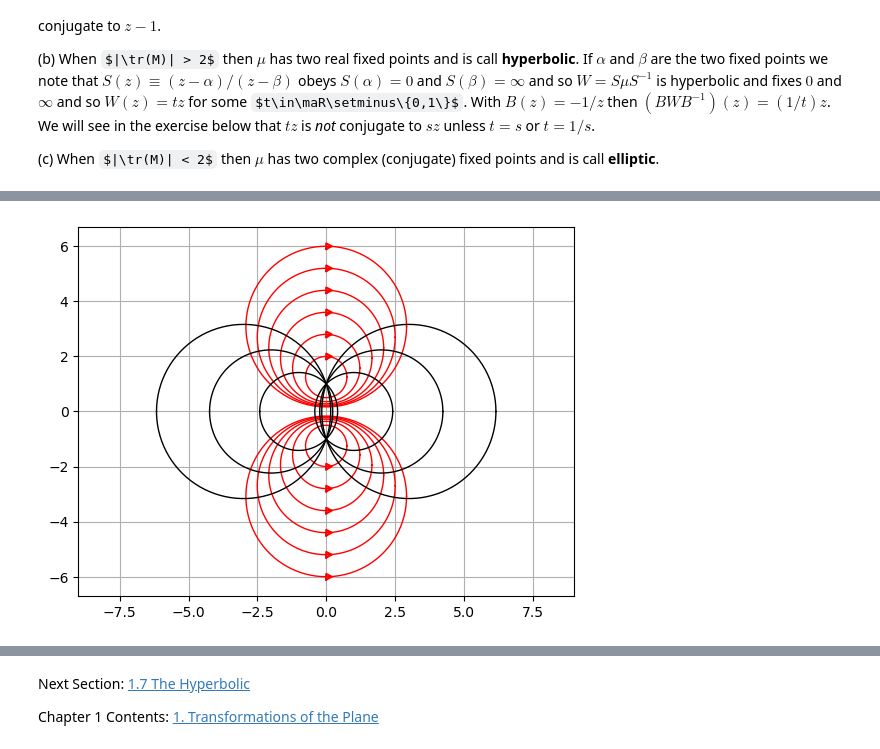
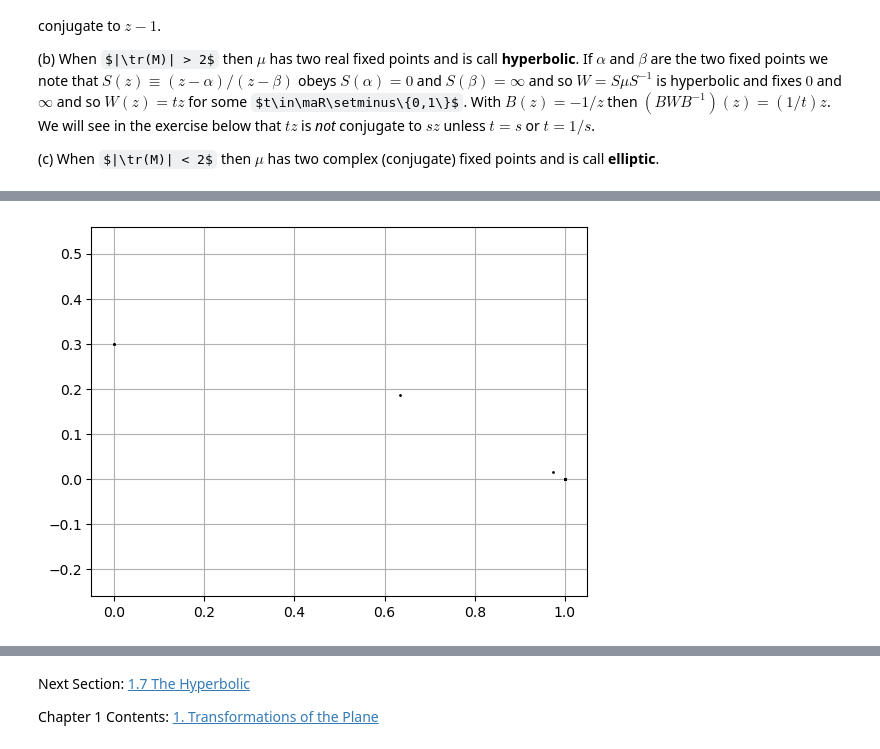
Before and after one commit to steve-cox-LA/JLA, a Jupyter notebook: TransPlane/1.6.ComplexPlane.ipynb, the cells around one changed output, grey strips where cells are left out. Saved outputs shown, nothing was run; the diff lists cells and outputs as text; code cells hidden in the pictures; some formulas as TeX source.

```diff
--- a/TransPlane/1.6.ComplexPlane.ipynb
+++ b/TransPlane/1.6.ComplexPlane.ipynb
@@ -690,39 +817,36 @@ maps the fixed points to $0$ and $\infty$ and so $\xi(z)\equiv \eta\circ K_\thet
 # %%
 %matplotlib inline
 import numpy as np
 import matplotlib.pyplot as plt
 
-a = 3
-z = -a*1j # 3j/2 # (1/np.sqrt(2))*(1+1j)
-ang = np.pi/200
+a = 0.3
+z = a*1j
 
-#for n in range(20):
-#    plt.plot(z.real, z.imag,'k.', markersize=2)
-#    z = (np.cos(n*ang)*z - np.sin(n*ang))/(np.sin(n*ang)*z + np.cos(n*ang))   # rotation
-    #z = z/(-1.5*z + 1)  # indra page 69
+for n in range(200):
+    plt.plot(z.real, z.imag,'k.', markersize=2)
+    p = 2**n
+    q = 1/p
+    z = ((p+q)*z + (p-q))/((p-q)*z + (p+q))
 
-t = np.linspace(0, 2*np.pi, 200)
-A = np.linspace(2,6,6)
+'''
+T = np.linspace(0, 2*np.pi, 100)
+b = (a**2-1)/(2*a)
+r = a - b
+x = r*np.cos(T)
+y = b + r*np.sin(T)
+plt.plot(x,y,'r--')
 
-for a in A:
-    b = (a + 1/a)/2
-    r = (a - 1/a)/2
-    x = r*np.cos(t)
-    y = b + r*np.sin(t)
-    plt.plot(x,y,'r',linewidth=1)
-    plt.plot(x,-y,'r',linewidth=1)
-    plt.plot([0,.2,0,0],[a-.1,a,a+.1,a-.1],'r')
-    plt.plot([0,.2,0,0],[-a-.1,-a,-a+.1,-a-.1],'r')
+for t in T:
+    z = r*np.cos(t) + (b + r*np.sin(t))*1j
+    for n in range(100):
+        plt.plot(z.real, z.imag,'k.', markersize=2)
+        p = 2**n
+        q = 1/p
+        z = ((p+q)*z + (p-q))/((p-q)*z + (p+q))
 
-Ao = np.linspace(1,3,3)
-for a in Ao:
-    ro = np.sqrt(1+a**2)
-    xo = a + ro*np.cos(t)
-    yo = ro*np.sin(t)
-    plt.plot(xo,yo,'k',linewidth=1)
-    plt.plot(-xo,yo,'k',linewidth=1)
+'''
 
 plt.axis('equal')
 plt.grid('on')
 # %% [output]
-[figure, old version]
+[figure, new version]
```
Also changed, not shown: parts of 3 cells of this notebook.
